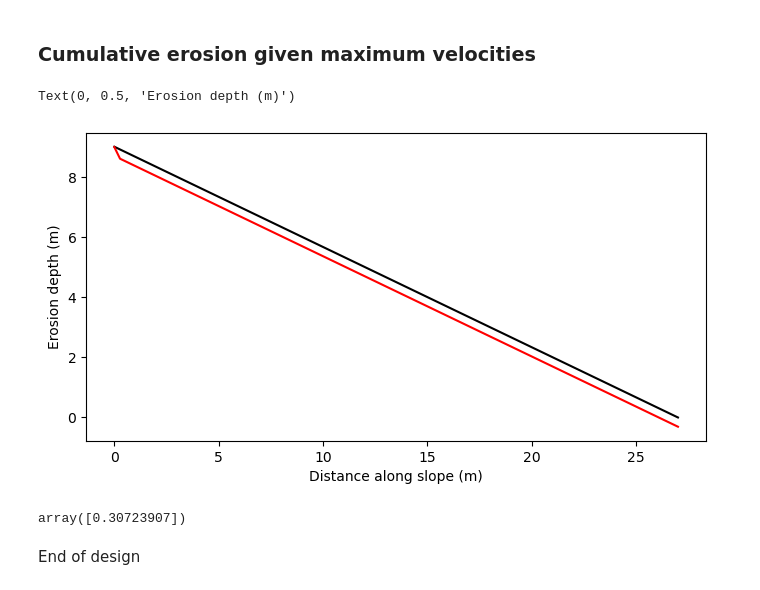
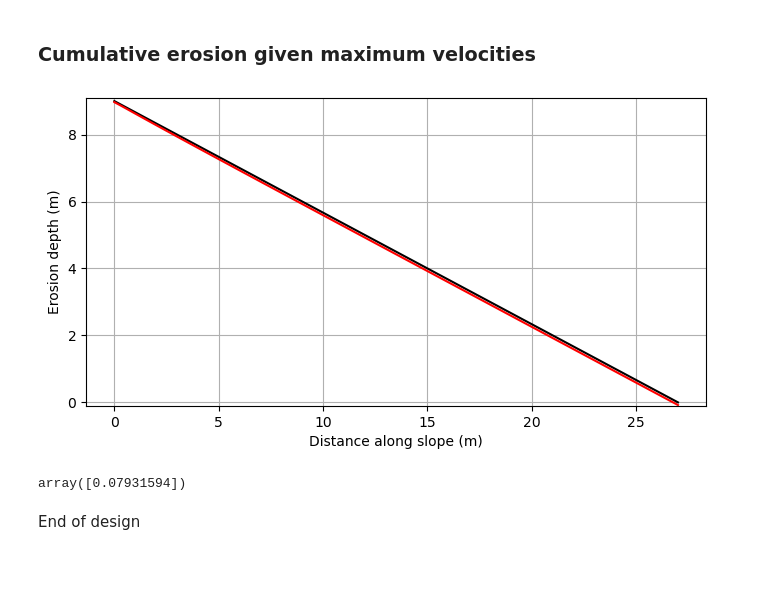
Before and after one commit to patmanas/burros, a Jupyter notebook: pre_design.ipynb, the cells around one changed output. Cells and saved outputs as stored; diff of their text form; code cells hidden in the pictures.

Commit message:
edits figure

```diff
--- a/pre_design.ipynb
+++ b/pre_design.ipynb
@@ -66,8 +66,8 @@ def individual_events(Hs, Tm0, Rc, angle_slope, Pov, n_samples, n_seed):
     return samples
 # %%
 # Input variables
-Hs = 1
-Tm0 = 4.5
+Hs = 2
+Tm0 = 7
 water_level = 5
 Rc = total_height - water_level
 t_storm = 6 #hours of storm
@@ -136,11 +137,11 @@ for i in range(len(samples)):
 omega = 1.5 + 5*r_0
 
 # initialize erosion depth array
-erosion_depth = np.empty([len(coordinates_to_evaluate),1])
+erosion_depth = np.zeros([len(coordinates_to_evaluate),1])
 
 #define parameters
 critical_velocity = 5  # m/s
-inverse_cover_strength = 2*10**(-6)  # s/m
+inverse_cover_strength = 10**(-6)  # s/m
 
 # compute erosion depth
 for j in range(len(coordinates_to_evaluate)):
@@ -150,19 +151,20 @@ for j in range(len(coordinates_to_evaluate)):
 # %%
 # Plot erosion depth
 slope_heights = np.linspace(9, 0, 100)
 projected_x_coord = coordinates_to_evaluate*np.cos(angle_slope)
 
 fig, axes = plt.subplots(1,1, figsize=(8,4))
 axes.plot(projected_x_coord, slope_heights, color='black', label ='Slope profile')
 axes.plot(projected_x_coord, slope_heights - erosion_depth.flatten(), color='red', label = 'Eroded profile')
 axes.set_xlabel('Distance along slope (m)')
 axes.set_ylabel('Erosion depth (m)')
+axes.set_ylim(-0.1, 9.1)
+axes.grid()
 # %% [output]
-Text(0, 0.5, 'Erosion depth (m)')
-[figure, old version]
+[figure, new version]
 # %%
 max(erosion_depth)
 # %% [output]
-array([0.30723907])
+array([0.07931594])
 # %% [markdown]
 End of design
```
Also changed, not shown: parts of 2 cells of this notebook.
